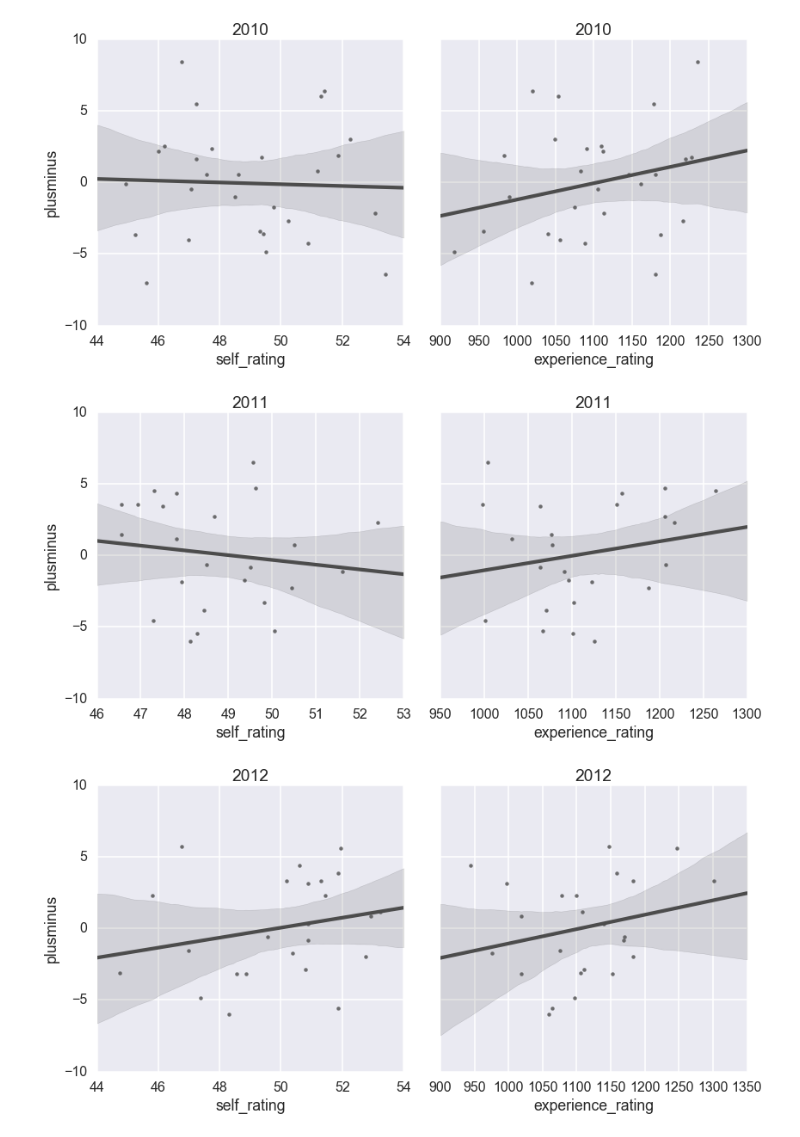
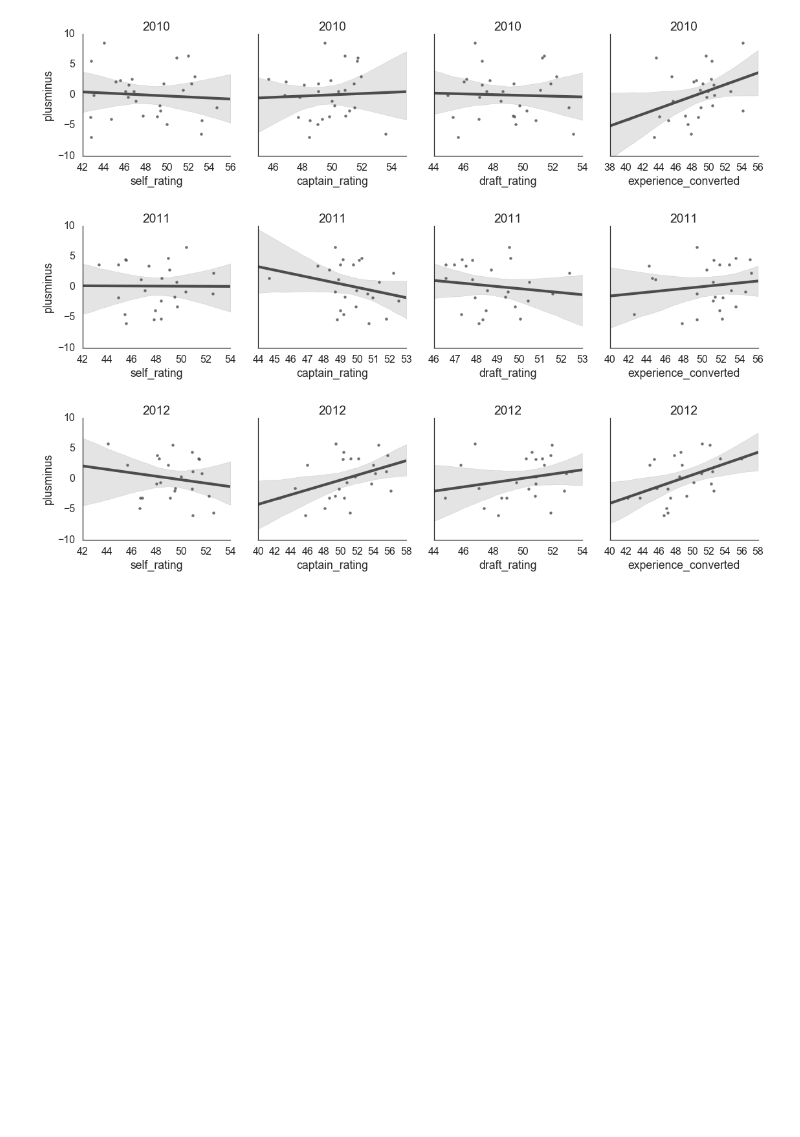
Before and after one commit to rybesh/buda-ratings, a Jupyter notebook: notebooks/Self Ratings.ipynb, the cells around one changed output. Cells and saved outputs as stored; diff of their text form; code cells hidden in the pictures; blank space fills up the shorter version.

```diff
--- a/notebooks/Self Ratings.ipynb
+++ b/notebooks/Self Ratings.ipynb
@@ -41,15 +36,19 @@ ratings.allteams.to_csv(os.path.join(interim_dir, 'withself_ratings.csv'))
 # %%
+sns.set_context('poster')
+sns.set_style('white')
 for year in range(2010, 2017):
     index = (ratings.allteams['year'] == year) & \
         (ratings.allteams['type'] == 'Hat') & \
         (ratings.allteams['season'] == 'Spring') & \
         (ratings.allteams['divname'] == 'JP Mixed (4/3)')
     okdf = ratings.allteams[index]
-    g = sns.PairGrid(okdf, y_vars=["plusminus"], x_vars=["self_rating", "experience_rating"], size=6)
+    okdf['experience_converted'] = scrape_buda.experience_to_self(okdf['experience_rating'])
+    g = sns.PairGrid(okdf, y_vars=["plusminus"],
+                     x_vars=["self_rating", "captain_rating", "draft_rating", "experience_converted"], size=4)
     g.map(sns.regplot, color=".3")
 #     plt.title(year)
     g.set(ylim=(-10, 10), title=year)
 # %% [output]
-[figure, old version]
+[figure, new version]
-[figure, old version]
+[figure, new version]
-[figure, old version]
+[figure, new version]
```
Also changed, not shown: parts of 21 cells of this notebook, 2 other files.
